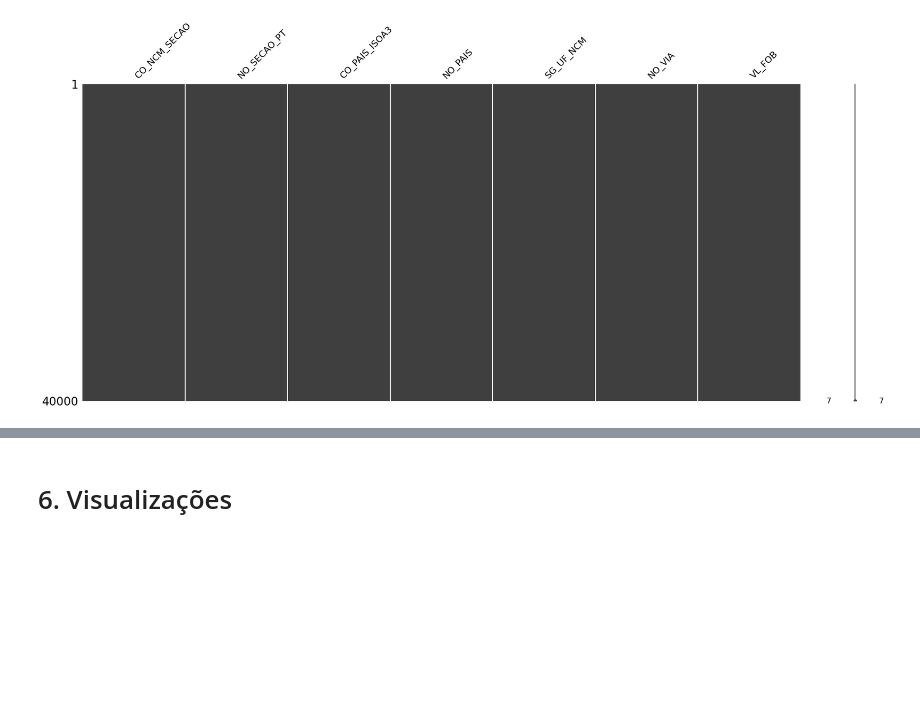
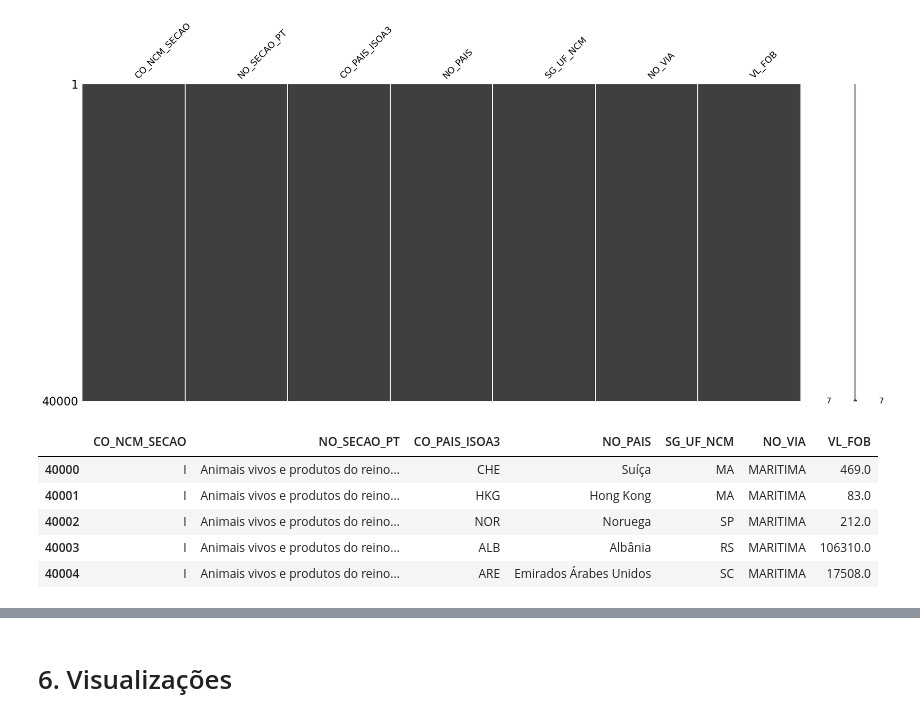
Before and after one commit to jasantos1976/pucrioMVP1, a Jupyter notebook: mvp1.ipynb, the cells around one changed output, grey strips where cells are left out. Saved outputs shown, nothing was run; the diff lists cells and outputs as text; code cells hidden in the pictures; blank space fills up the shorter version.

```diff
--- a/mvp1.ipynb
+++ b/mvp1.ipynb
@@ -422,3 +432,13 @@ ms.matrix(dfNewExp)
 # %% [output]
 <Axes: >
 [figure]
+# %%
+# Exibindo as primeiras linhas do novo dataframe
+dfNewExp.head(n=5)
+# %% [output]
+|  | CO_NCM_SECAO | NO_SECAO_PT | CO_PAIS_ISOA3 | NO_PAIS | SG_UF_NCM | NO_VIA | VL_FOB |
+| 40000 | I | Animais vivos e produtos do reino... | CHE | Suíça | MA | MARITIMA | 469.0 |
+| 40001 | I | Animais vivos e produtos do reino... | HKG | Hong Kong | MA | MARITIMA | 83.0 |
+| 40002 | I | Animais vivos e produtos do reino... | NOR | Noruega | SP | MARITIMA | 212.0 |
+| 40003 | I | Animais vivos e produtos do reino... | ALB | Albânia | RS | MARITIMA | 106310.0 |
+| 40004 | I | Animais vivos e produtos do reino... | ARE | Emirados Árabes Unidos | SC | MARITIMA | 17508.0 |
```
Also changed, not shown: parts of 12 cells of this notebook.
